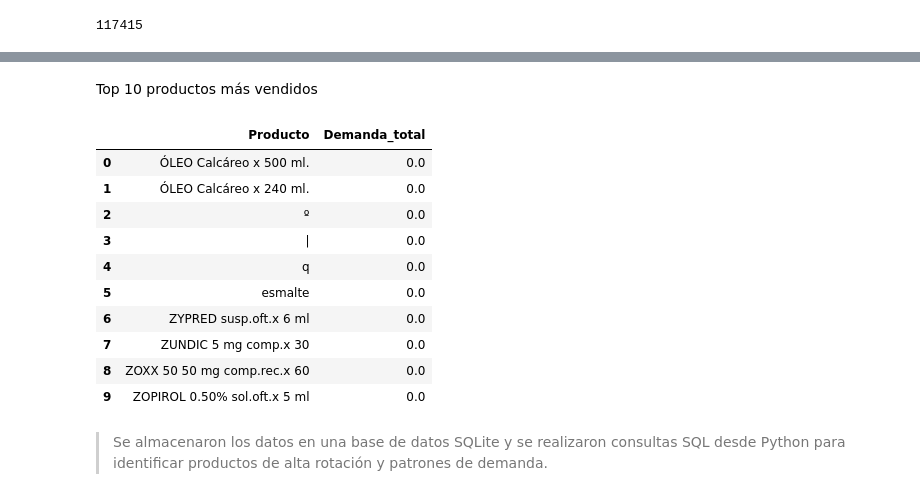
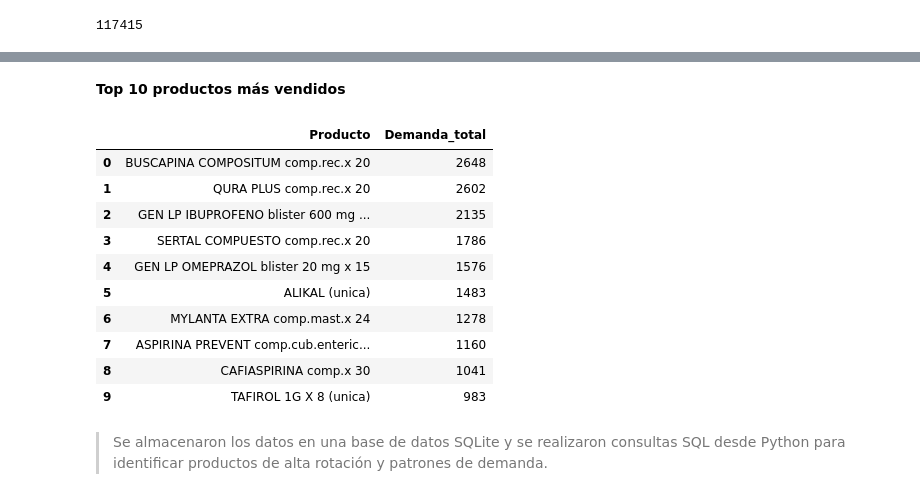
Before and after one commit to 4GeeksAcademy/sp-ml-20-final-project-g2, a Jupyter notebook: src/eda-ineta.ipynb, the cells around one changed output, grey strips where cells are left out. Cells and saved outputs as stored; diff of their text form; code cells hidden in the pictures.

```diff
--- a/src/eda-ineta.ipynb
+++ b/src/eda-ineta.ipynb
@@ -56,28 +60,27 @@ pd.read_sql(query, conn)
 # %% [markdown]
-Top 10 productos más vendidos
+**Top 10 productos más vendidos**
 # %%
 # Execute a real SQL query
-query = '''
-SELECT Producto, SUM('Cant.') AS Demanda_total
+query_top_10 = '''
+SELECT Producto, SUM("Cant") AS Demanda_total
 FROM ventas
 GROUP BY Producto
 ORDER BY Demanda_total DESC
 LIMIT 10;
 '''
-
-pd.read_sql(query, conn)
+pd.read_sql(query_top_10, conn)
 # %% [output]
 |  | Producto | Demanda_total |
-| 0 | ÓLEO Calcáreo x 500 ml. | 0.0 |
-| 1 | ÓLEO Calcáreo x 240 ml. | 0.0 |
-| 2 | º | 0.0 |
-| 3 | | | 0.0 |
-| 4 | q | 0.0 |
-| 5 | esmalte | 0.0 |
-| 6 | ZYPRED susp.oft.x 6 ml | 0.0 |
-| 7 | ZUNDIC 5 mg comp.x 30 | 0.0 |
-| 8 | ZOXX 50 50 mg comp.rec.x 60 | 0.0 |
-| 9 | ZOPIROL 0.50% sol.oft.x 5 ml | 0.0 |
+| 0 | BUSCAPINA COMPOSITUM comp.rec.x 20 | 2648 |
+| 1 | QURA PLUS comp.rec.x 20 | 2602 |
+| 2 | GEN LP IBUPROFENO blister 600 mg ... | 2135 |
+| 3 | SERTAL COMPUESTO comp.rec.x 20 | 1786 |
+| 4 | GEN LP OMEPRAZOL blister 20 mg x 15 | 1576 |
+| 5 | ALIKAL (unica) | 1483 |
+| 6 | MYLANTA EXTRA comp.mast.x 24 | 1278 |
+| 7 | ASPIRINA PREVENT comp.cub.enteric... | 1160 |
+| 8 | CAFIASPIRINA comp.x 30 | 1041 |
+| 9 | TAFIROL 1G X 8 (unica) | 983 |
 # %% [markdown]
 > Se almacenaron los datos en una base de datos SQLite y se realizaron consultas SQL desde Python para identificar productos de alta rotación y patrones de demanda.
 # %% [markdown]
```
Also changed, not shown: parts of 20 cells of this notebook, 1 other file.
